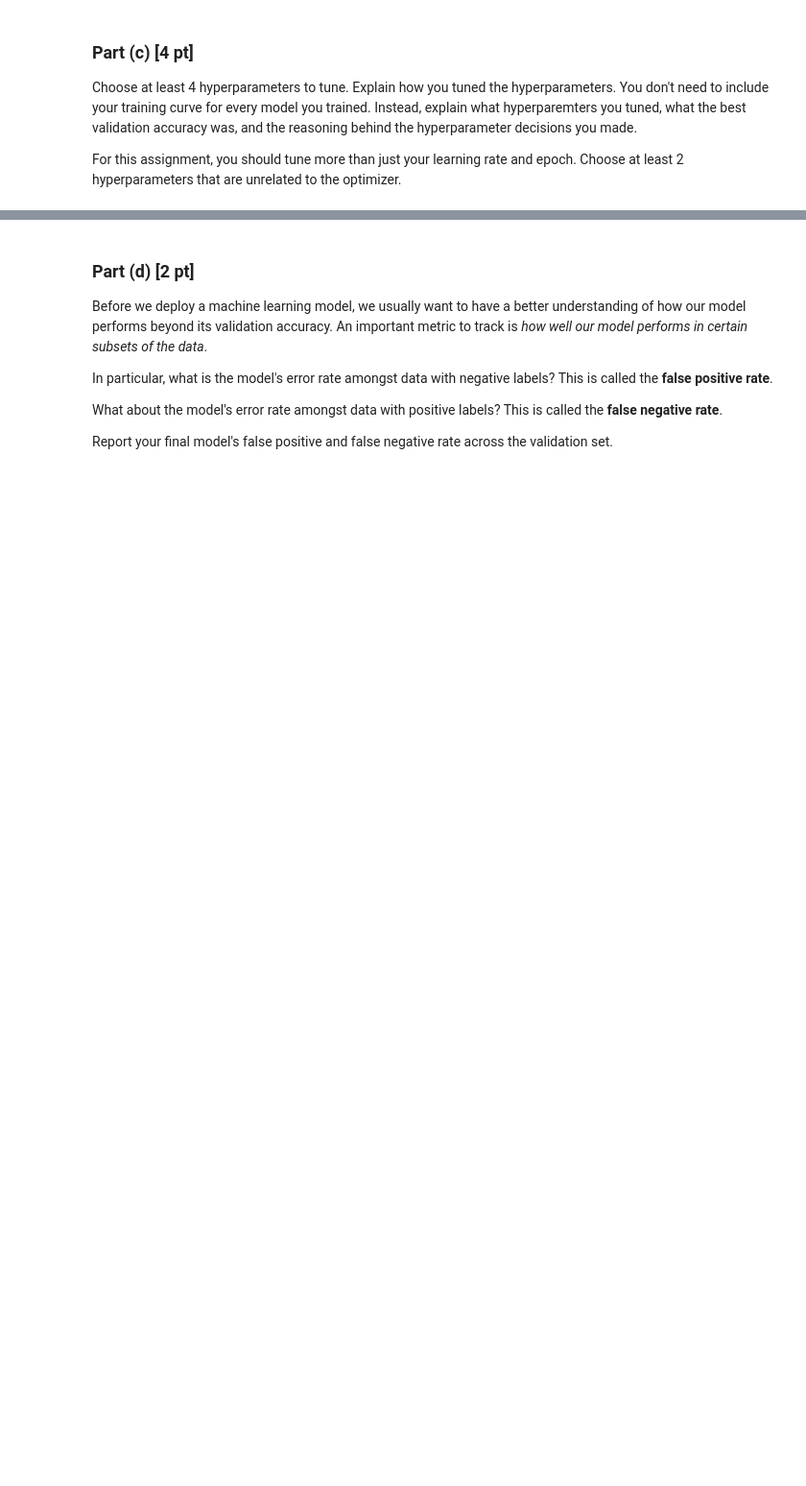
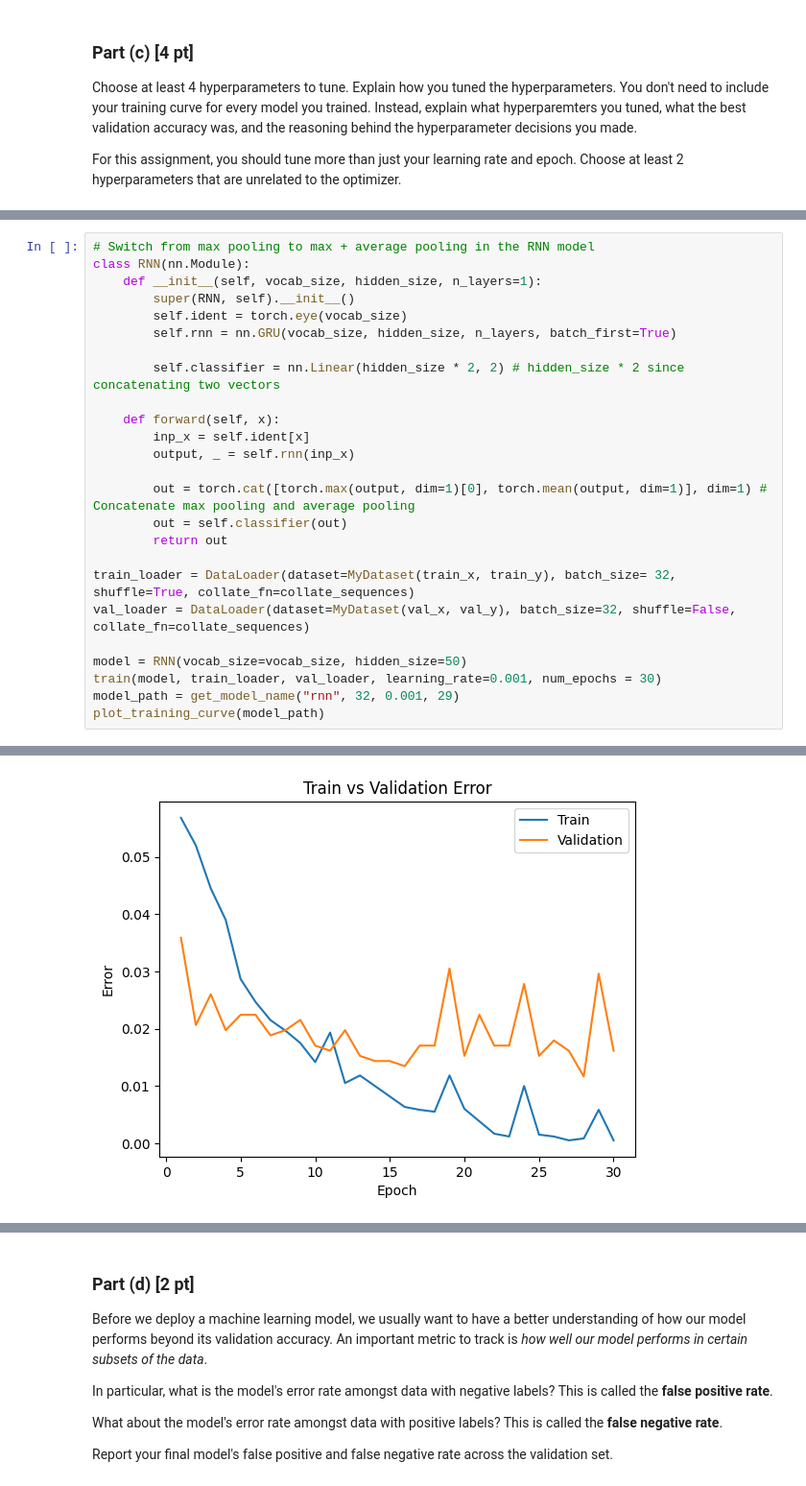
Before and after one commit to sissi820li/Deep-Learning-Project, a Jupyter notebook: Lab 5/Lab 5 Spam Detection.ipynb, the cells around one changed output, grey strips where cells are left out. Shown at 96% size. Cells and saved outputs as stored; diff of their text form; blank space fills up the shorter version.

```diff
--- a/Lab 5/Lab 5 Spam Detection.ipynb
+++ b/Lab 5/Lab 5 Spam Detection.ipynb
@@ -512,0 +566,26 @@ Epoch 30: Train err: 5.4837174831575e-05, Train loss: 0.08825107221544905 |Valid
+# %%
+# Switch from max pooling to max + average pooling in the RNN model
+class RNN(nn.Module):
+    def __init__(self, vocab_size, hidden_size, n_layers=1):
+        super(RNN, self).__init__()
+        self.ident = torch.eye(vocab_size)
+        self.rnn = nn.GRU(vocab_size, hidden_size, n_layers, batch_first=True)
+
+        self.classifier = nn.Linear(hidden_size * 2, 2) # hidden_size * 2 since concatenating two vectors
+
+    def forward(self, x):
+        inp_x = self.ident[x]
+        output, _ = self.rnn(inp_x)
+
+        out = torch.cat([torch.max(output, dim=1)[0], torch.mean(output, dim=1)], dim=1) # Concatenate max pooling and average pooling
+        out = self.classifier(out)
+        return out
+
+train_loader = DataLoader(dataset=MyDataset(train_x, train_y), batch_size= 32, shuffle=True, collate_fn=collate_sequences)
+val_loader = DataLoader(dataset=MyDataset(val_x, val_y), batch_size=32, shuffle=False, collate_fn=collate_sequences)
+
+model = RNN(vocab_size=vocab_size, hidden_size=50)
+train(model, train_loader, val_loader, learning_rate=0.001, num_epochs = 30)
+model_path = get_model_name("rnn", 32, 0.001, 29)
+plot_training_curve(model_path)
+# %% [output]
@@ -512,0 +609 @@ Epoch 30: Train err: 5.4837174831575e-05, Train loss: 0.08825107221544905 |Valid
+[figure, added]
```
Also changed, not shown: parts of 17 cells of this notebook.
